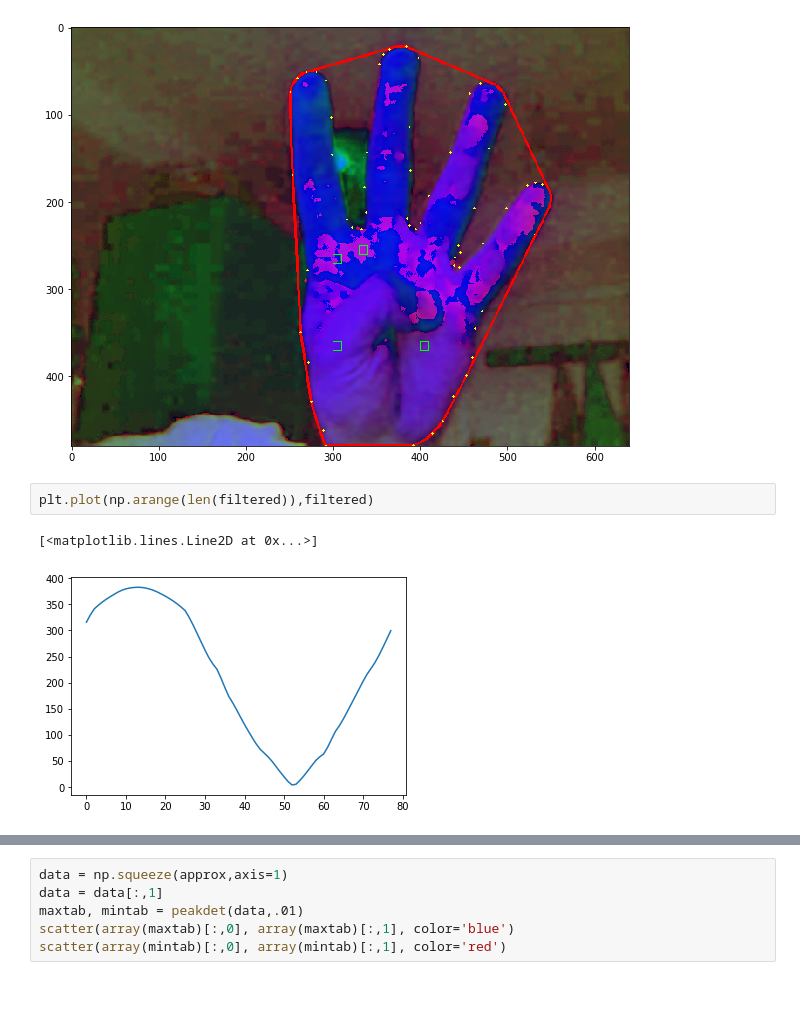
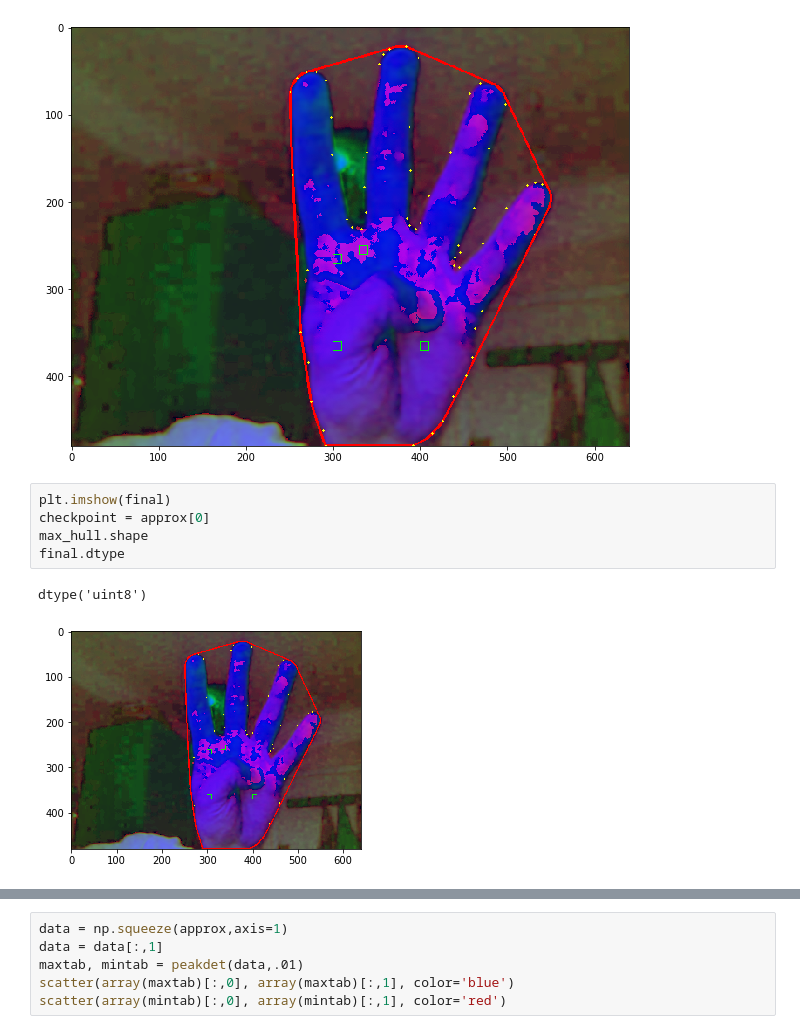
Before and after one commit to vanhry/Count-fingers, a Jupyter notebook: image_process.ipynb, the cells around one changed output, grey strips where cells are left out. Saved outputs shown, nothing was run; the diff lists cells and outputs as text; blank space fills up the shorter version.

```diff
--- a/image_process.ipynb
+++ b/image_process.ipynb
@@ -190,8 +176,11 @@ plt.imshow(final2)
 # %% [output]
 <matplotlib.image.AxesImage at 0x...>
 [figure]
-# %%
-plt.plot(np.arange(len(filtered)),filtered)
-# %% [output]
-[<matplotlib.lines.Line2D at 0x...>]
-[figure, removed]
+# %%
+plt.imshow(final)
+checkpoint = approx[0]
+max_hull.shape
+final.dtype
+# %% [output]
+dtype('uint8')
+[figure, added]
```
Also changed, not shown: parts of 15 cells of this notebook.
